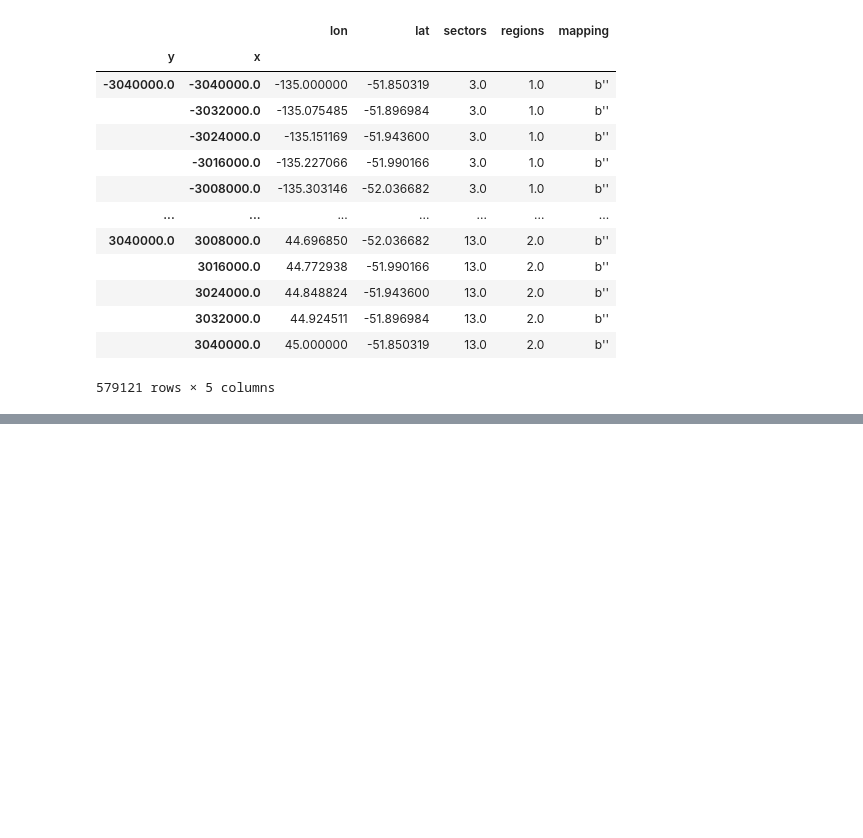
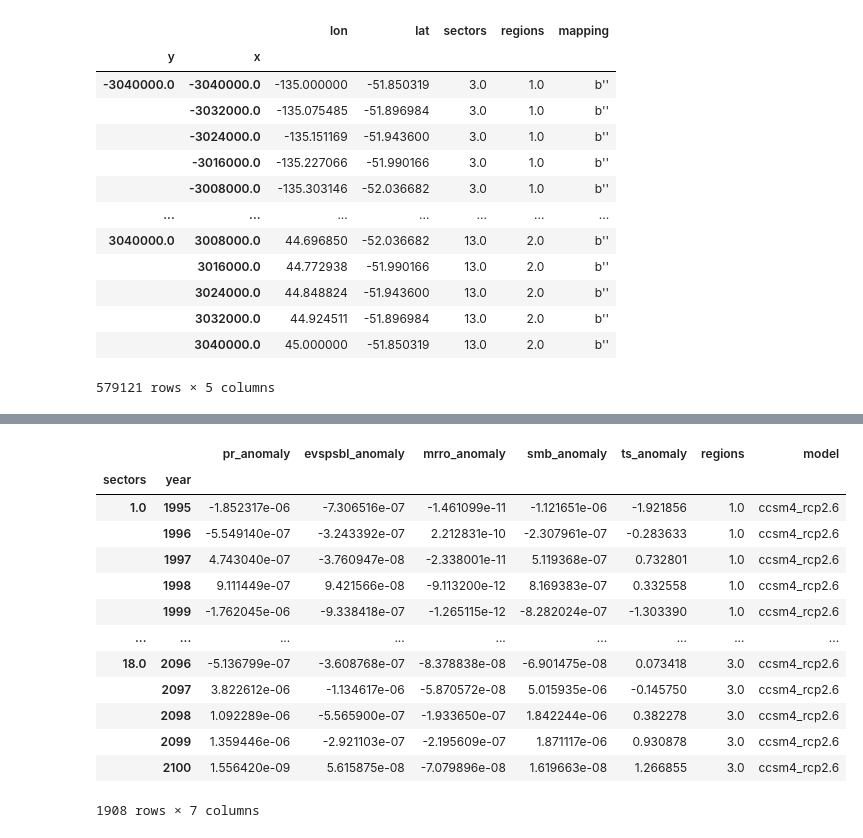
Before and after one commit to Brown-SciML/ise, a Jupyter notebook: src/data/viewing/open_NetCDF.ipynb, the cells around one changed output, grey strips where cells are left out. Cells and saved outputs as stored; diff of their text form; code cells hidden in the pictures; blank space fills up the shorter version.

```diff
--- a/src/data/viewing/open_NetCDF.ipynb
+++ b/src/data/viewing/open_NetCDF.ipynb
@@ -101,0 +103,21 @@ data_xy.to_dataframe()
+# %%
+grouped = merged.groupby(['sectors', 'year']).mean()
+# %%
+grouped['model'] = path.split('/')[-3]
+# %%
+grouped[['pr_anomaly', 'evspsbl_anomaly', 'mrro_anomaly', 'smb_anomaly', 'ts_anomaly', 'regions', 'model',]]
+# %% [output]
+|  |  | pr_anomaly | evspsbl_anomaly | mrro_anomaly | smb_anomaly | ts_anomaly | regions | model |
+| sectors | year |  |  |  |  |  |  |  |
+| 1.0 | 1995 | -1.852317e-06 | -7.306516e-07 | -1.461099e-11 | -1.121651e-06 | -1.921856 | 1.0 | ccsm4_rcp2.6 |
+|  | 1996 | -5.549140e-07 | -3.243392e-07 | 2.212831e-10 | -2.307961e-07 | -0.283633 | 1.0 | ccsm4_rcp2.6 |
+|  | 1997 | 4.743040e-07 | -3.760947e-08 | -2.338001e-11 | 5.119368e-07 | 0.732801 | 1.0 | ccsm4_rcp2.6 |
+|  | 1998 | 9.111449e-07 | 9.421566e-08 | -9.113200e-12 | 8.169383e-07 | 0.332558 | 1.0 | ccsm4_rcp2.6 |
+|  | 1999 | -1.762045e-06 | -9.338418e-07 | -1.265115e-12 | -8.282024e-07 | -1.303390 | 1.0 | ccsm4_rcp2.6 |
+| ... | ... | ... | ... | ... | ... | ... | ... | ... |
+| 18.0 | 2096 | -5.136799e-07 | -3.608768e-07 | -8.378838e-08 | -6.901475e-08 | 0.073418 | 3.0 | ccsm4_rcp2.6 |
+|  | 2097 | 3.822612e-06 | -1.134617e-06 | -5.870572e-08 | 5.015935e-06 | -0.145750 | 3.0 | ccsm4_rcp2.6 |
+|  | 2098 | 1.092289e-06 | -5.565900e-07 | -1.933650e-07 | 1.842244e-06 | 0.382278 | 3.0 | ccsm4_rcp2.6 |
+|  | 2099 | 1.359446e-06 | -2.921103e-07 | -2.195609e-07 | 1.871117e-06 | 0.930878 | 3.0 | ccsm4_rcp2.6 |
+|  | 2100 | 1.556420e-09 | 5.615875e-08 | -7.079896e-08 | 1.619663e-08 | 1.266855 | 3.0 | ccsm4_rcp2.6 |
+1908 rows × 7 columns
```
Also changed, not shown: parts of 12 cells of this notebook, 5 other files.
